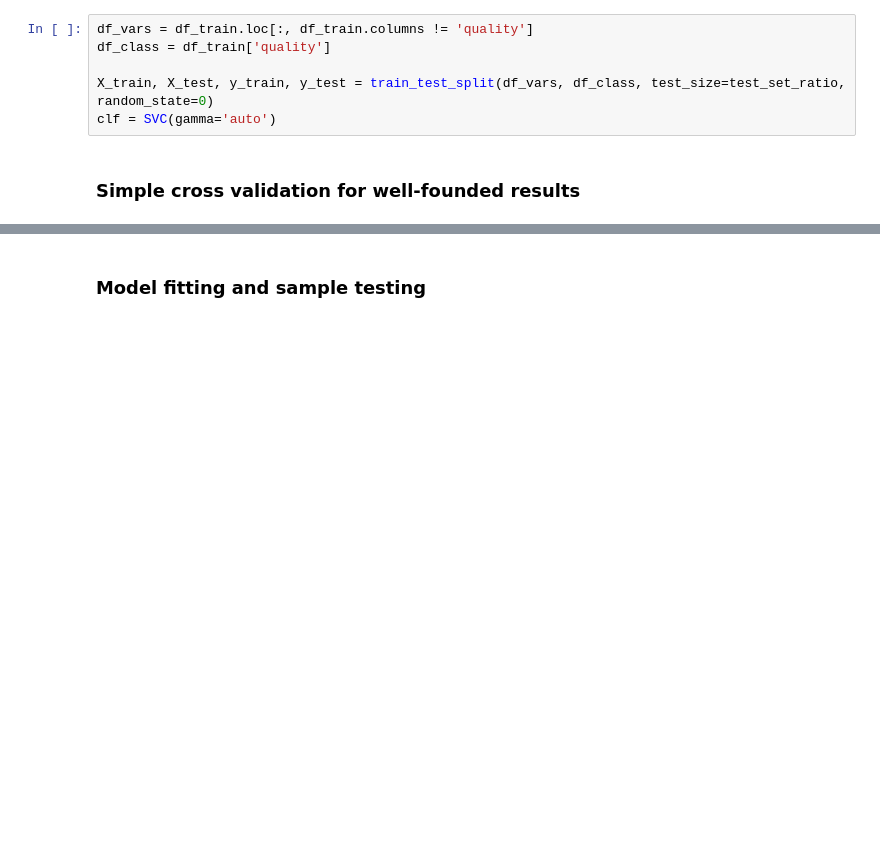
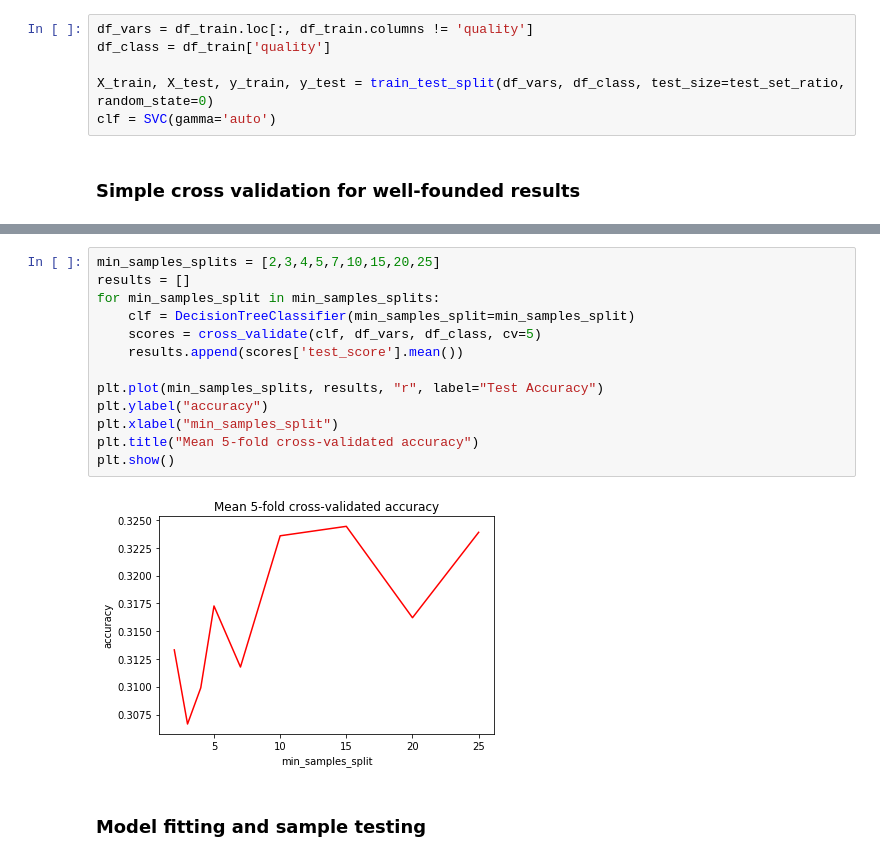
Before and after one commit to freecraver/ML-fun, a Jupyter notebook: wine/wine.ipynb, the cells around one changed output, grey strips where cells are left out. Drawn from its saved outputs; the diff is of its cells as text; blank space fills up the shorter version.

```diff
--- a/wine/wine.ipynb
+++ b/wine/wine.ipynb
@@ -76,3 +88,18 @@ array([0.42827869, 0.42666667, 0.43076923, 0.42607803, 0.43106996])
+# %%
+min_samples_splits = [2,3,4,5,7,10,15,20,25]
+results = []
+for min_samples_split in min_samples_splits:
+    clf = DecisionTreeClassifier(min_samples_split=min_samples_split)
+    scores = cross_validate(clf, df_vars, df_class, cv=5)
+    results.append(scores['test_score'].mean())
+
+plt.plot(min_samples_splits, results, "r", label="Test Accuracy")
+plt.ylabel("accuracy")
+plt.xlabel("min_samples_split")
+plt.title("Mean 5-fold cross-validated accuracy")
+plt.show()
+# %% [output]
+[figure, added]
 # %% [markdown]
 ### Model fitting and sample testing
 # %%
```
Also changed, not shown: parts of 9 cells of this notebook.
